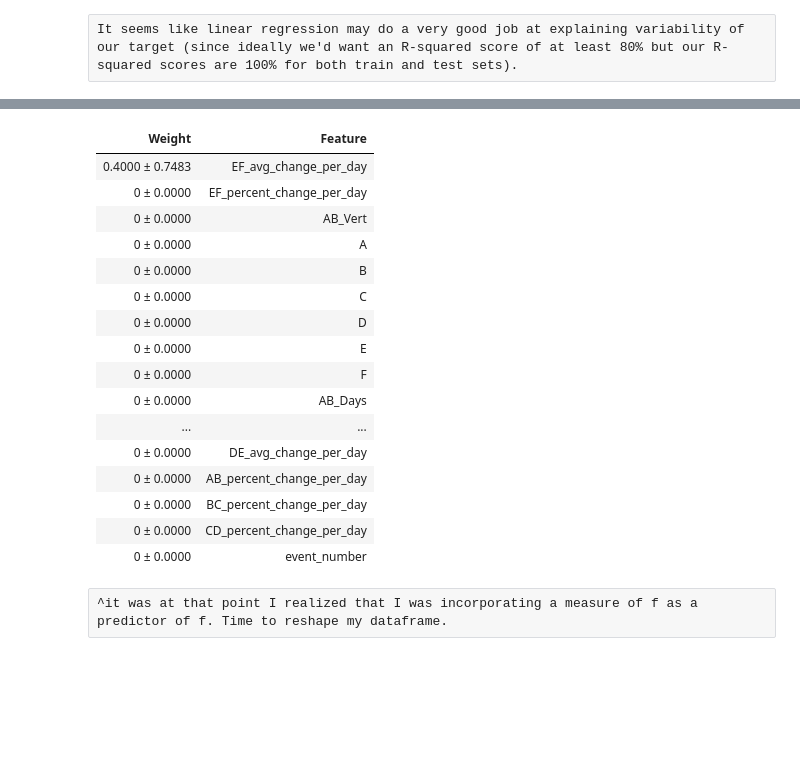
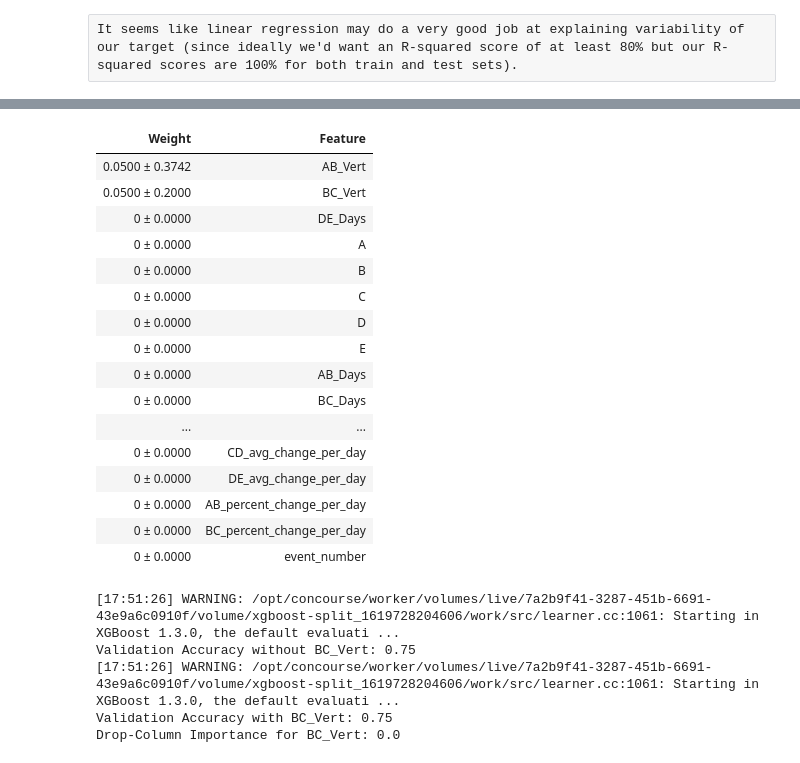
Before and after one commit to bitcoin-candlestick-ML/bitcoin-candlestick-ML-exploration, a Jupyter notebook: Neural_Net.ipynb, the cells around one changed output, grey strips where cells are left out. Saved outputs shown, nothing was run; the diff lists cells and outputs as text; code cells hidden in the pictures; blank space fills up the shorter version.

```diff
--- a/Neural_Net.ipynb
+++ b/Neural_Net.ipynb
@@ -98,9 +110,16 @@ Name: AB_Days, dtype: int64
+# %%
+nn_features = df[['event_number', 'A', 'B', 'C', 'D', 'E', 'AB_Days', 'BC_Days',
+       'CD_Days', 'DE_Days', 'AB_Vert', 'BC_Vert', 'CD_Vert', 'DE_Vert',
+       'AB_avg_change_per_day', 'BC_avg_change_per_day',
+       'CD_avg_change_per_day', 'DE_avg_change_per_day', 'AB_percent_change_per_day',
+       'BC_percent_change_per_day', 'CD_percent_change_per_day',
+       'DE_percent_change_per_day', 'bs_1_or_sb_0']]
 # %%
 # time to train our model!
 
 from sklearn.model_selection import train_test_split
 
-train_data, test_data = np.split(df, [int(.80*len(df))])
+train_data, test_data = np.split(nn_features, [int(.80*len(df))])
 
 test = test_data
 train = train_data
@@ -192,7 +210,7 @@ model.score(X_train_scaled,y_train)
 # %%
 from sklearn.metrics import mean_absolute_error, r2_score
 
-guess = df['bs_1_or_sb_0'].mean()
+guess = nn_features['bs_1_or_sb_0'].mean()
 y_pred = [guess] * len(y_train)
 mae = mean_absolute_error(y_train, y_pred)
 print(f'Train Error: {mae:.2f}')
@@ -459,6 +477,5 @@ permuter.fit(X_val_transformed, y_val)
 eli5.show_weights(
     permuter,
     top=None,
-    feature_names=feature_names
-)
+    feature_names=feature_names)
 # %% [output]
@@ -483,19 +495,38 @@ Successfully installed eli5-0.11.0 graphviz-0.17 tabulate-0.8.9
 | Weight | Feature |
-| 0.4000 ± 0.7483 | EF_avg_change_per_day |
-| 0 ± 0.0000 | EF_percent_change_per_day |
-| 0 ± 0.0000 | AB_Vert |
+| 0.0500 ± 0.3742 | AB_Vert |
+| 0.0500 ± 0.2000 | BC_Vert |
+| 0 ± 0.0000 | DE_Days |
 | 0 ± 0.0000 | A |
 | 0 ± 0.0000 | B |
 | 0 ± 0.0000 | C |
 | 0 ± 0.0000 | D |
 | 0 ± 0.0000 | E |
-| 0 ± 0.0000 | F |
 | 0 ± 0.0000 | AB_Days |
+| 0 ± 0.0000 | BC_Days |
 | ... | ... |
+| 0 ± 0.0000 | CD_avg_change_per_day |
 | 0 ± 0.0000 | DE_avg_change_per_day |
 | 0 ± 0.0000 | AB_percent_change_per_day |
 | 0 ± 0.0000 | BC_percent_change_per_day |
-| 0 ± 0.0000 | CD_percent_change_per_day |
 | 0 ± 0.0000 | event_number |
-# %% [raw]
-^it was at that point I realized that I was incorporating a measure of f as a predictor of f. Time to reshape my dataframe.
+# %%
+column  = 'BC_Vert'
+
+# Fit without column
+pipeline103.fit(X_train.drop(columns=column), y_train)
+score_without = pipeline103.score(X_val.drop(columns=column), y_val.drop(columns=column))
+print(f'Validation Accuracy without {column}: {score_without}')
+
+# Fit with column
+pipeline103.fit(X_train, y_train)
+score_with = pipeline103.score(X_val, y_val)
+print(f'Validation Accuracy with {column}: {score_with}')
+
+# Compare the error with & without column
+print(f'Drop-Column Importance for {column}: {score_with - score_without}')
+# %% [output]
+[17:51:26] WARNING: /opt/concourse/worker/volumes/live/7a2b9f41-3287-451b-6691-43e9a6c0910f/volume/xgboost-split_1619728204606/work/src/learner.cc:1061: Starting in XGBoost 1.3.0, the default evaluati ...
+Validation Accuracy without BC_Vert: 0.75
+[17:51:26] WARNING: /opt/concourse/worker/volumes/live/7a2b9f41-3287-451b-6691-43e9a6c0910f/volume/xgboost-split_1619728204606/work/src/learner.cc:1061: Starting in XGBoost 1.3.0, the default evaluati ...
+Validation Accuracy with BC_Vert: 0.75
+Drop-Column Importance for BC_Vert: 0.0
```
Also changed, not shown: parts of 31 cells of this notebook, 1 other file.
